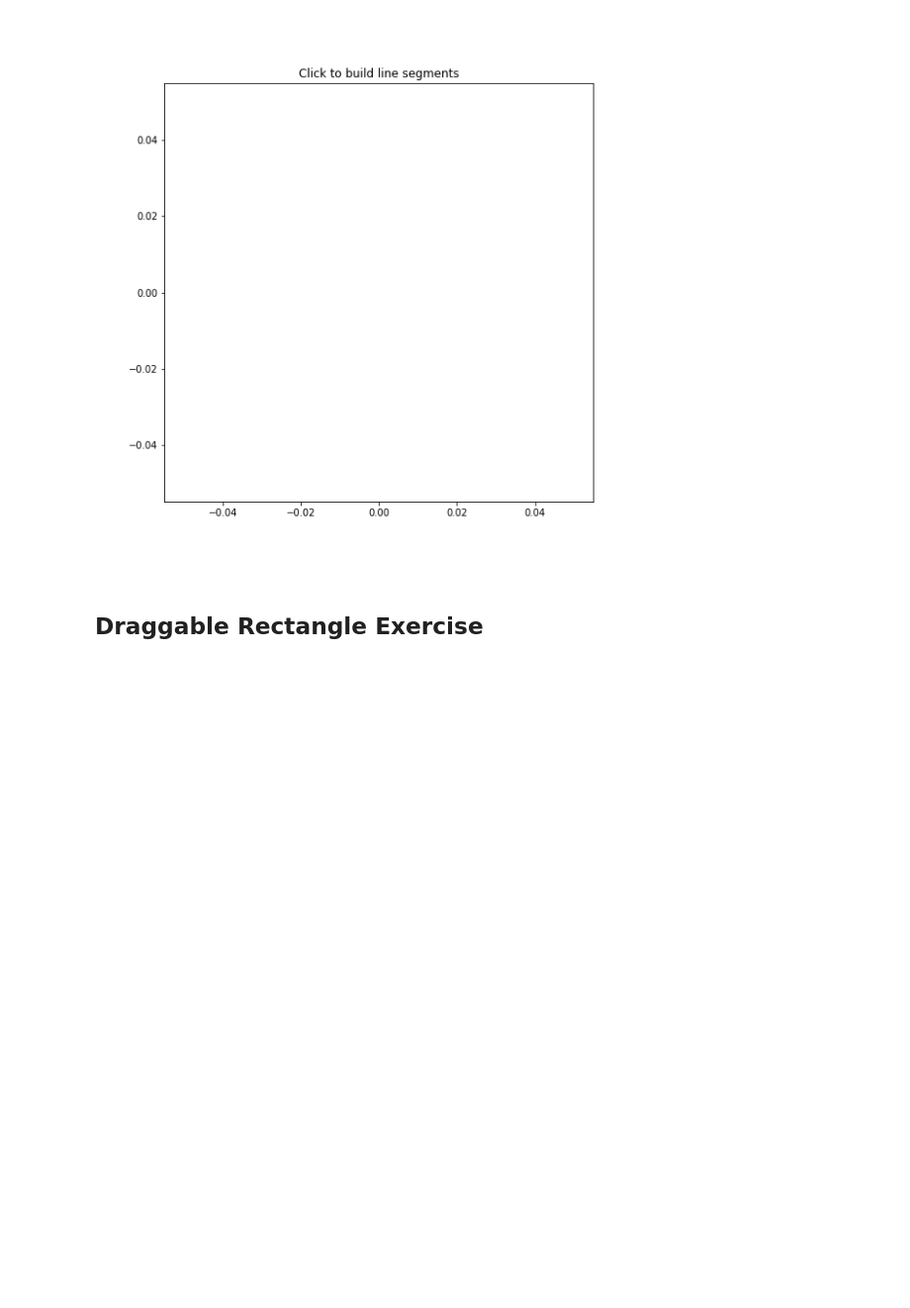
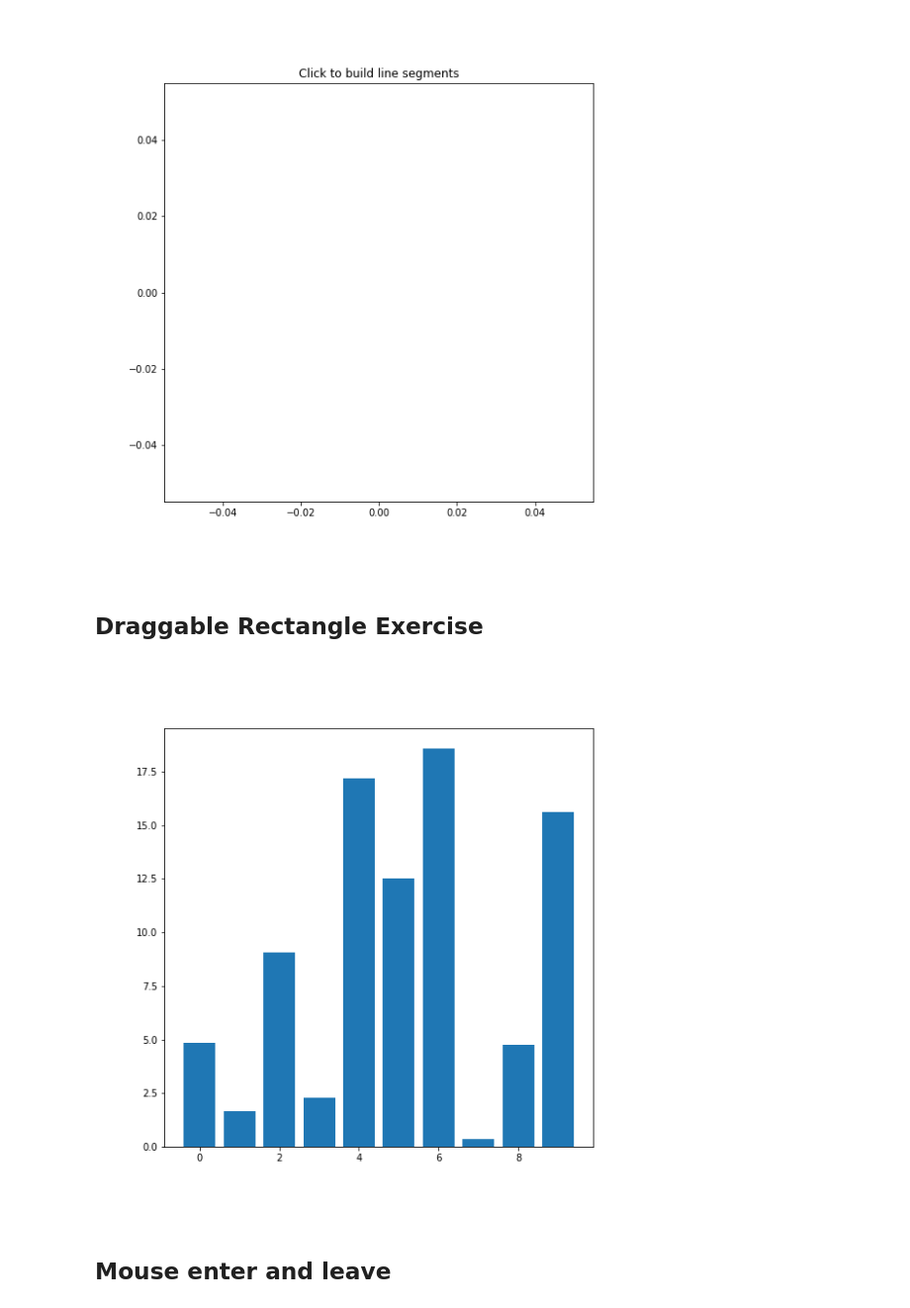
Before and after one commit to PaulToronto/Math-and-Data-Science-Reference, a Jupyter notebook: Interactive_3D_Plotting_in_Matplotlib.ipynb, the cells around one changed output. Shown: that part at 99% size. Drawn from its saved outputs; the diff is of its cells as text; code cells hidden in the pictures; blank space fills up the shorter version.

```diff
--- a/Interactive_3D_Plotting_in_Matplotlib.ipynb
+++ b/Interactive_3D_Plotting_in_Matplotlib.ipynb
@@ -152,3 +152,72 @@ linebuilder = LineBuilder(line)
 [figure]
 # %% [markdown]
 ## Draggable Rectangle Exercise
+# %%
+class DraggableRectangle:
+    def __init__(self, rect):
+        self.rect = rect
+        self.press = None
+
+    def connect(self):
+        """Connect to all events we need"""
+        self.cidpress = self.rect.figure.canvas.mpl_connect(
+            'button_press_event', self.on_press)
+        self.cidrelease = self.rect.figure.canvas.mpl_connect(
+            'button_release_event', self.on_release)
+        self.cidmotion = self.rect.figure.canvas.mpl_connect(
+            'motion_notify_event', self.on_motion)
+
+    def on_press(self, event):
+        if event.inaxes != self.rect.axes:
+            return
+        contains, attrd = self.rect.contains(event)
+        if not contains:
+            return
+        #print('event contains', self.rect.xy)
+        self.press = self.rect.xy, (event.xdata, event.ydata)
+        #print(self.press)
+
+    def on_motion(self, event):
+        """Move the rectangle if the mouse is over us"""
+        if self.press is None or event.inaxes != self.rect.axes:
+            return
+        (x0, y0), (xpress, ypress) = self.press
+        dx = event.xdata - xpress
+        dy = event.ydata - ypress
+        self.rect.set_x(x0 + dx)
+        self.rect.set_y(y0 + dy)
+        self.rect.figure.canvas.draw()
+
+    def on_release(self, event):
+        """Clear button press information"""
+        self.press = None
+        self.rect.figure.canvas.draw()
+
+    def disconnect(self):
+        """Disconnect all callbacks."""
+        self.rect.figure.canvas.mpl_disconnect(self.cidpress)
+        self.rect.figure.canvas.mpl_disconnect(self.cidrelease)
+        self.rect.figure.canvas.mpl_disconnect(self.cidmotion)
+
+fig = plt.figure(figsize=(8, 8))
+ax = fig.add_subplot(111)
+rects = ax.bar(range(10), 20 * np.random.rand(10))
+
+# Reason for `drs` variable
+# The canvas retains only weak references to instance
+# methods used as callbacks. Therefore, you need to
+# retain a reference to instances owning such methods.
+# Otherwise the instance will be garbage-collected
+# and the callback will vanish.
+# This does not affect free functions used as callbacks.
+drs = []
+for rect in rects:
+    dr = DraggableRectangle(rect)
+    dr.connect()
+    drs.append(dr)
+
+plt.show()
+# %% [output]
+[figure, added]
+# %% [markdown]
+## Mouse enter and leave
```
Also changed, not shown: parts of 2 cells of this notebook.
